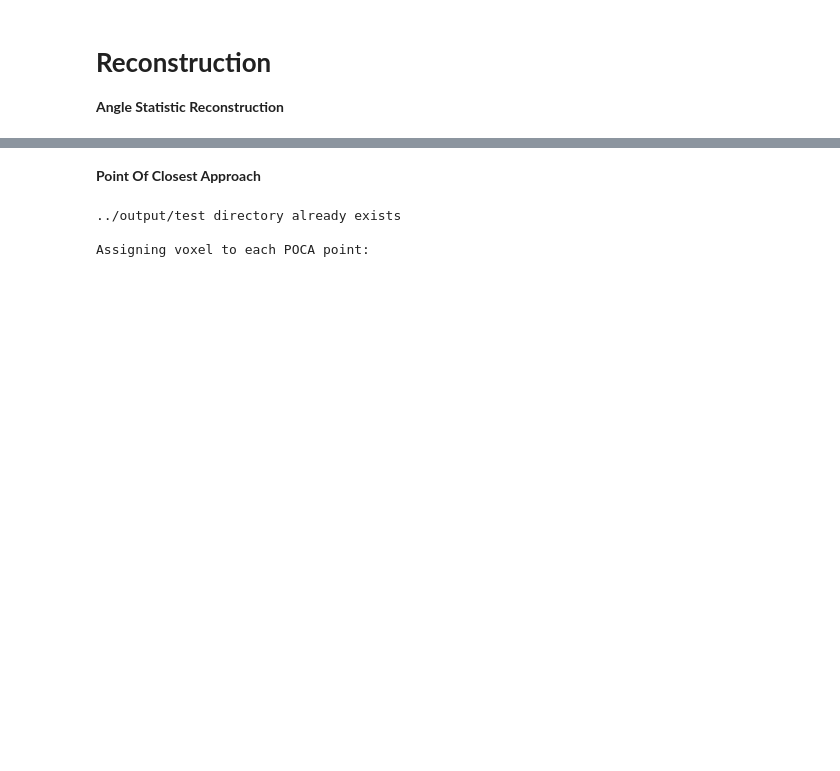
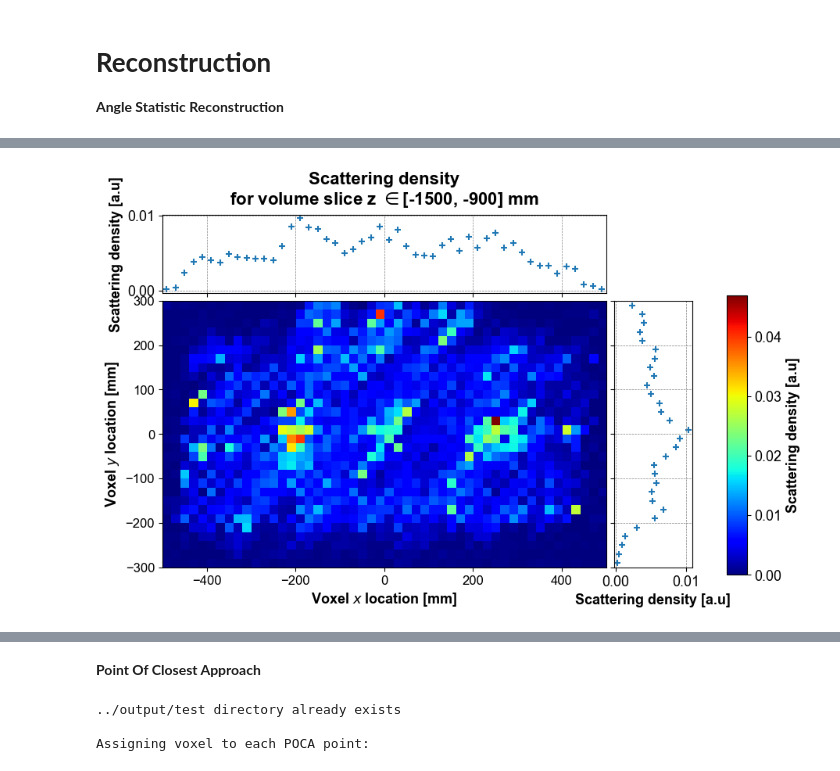
Before and after one commit to MaximeLagrange/MuographBeta, a Jupyter notebook: examples/00_MST_reconstruction_example.ipynb, the cells around one changed output, grey strips where cells are left out. Drawn from its saved outputs; the diff is of its cells as text; code cells hidden in the pictures; blank space fills up the shorter version.

```diff
--- a/examples/00_MST_reconstruction_example.ipynb
+++ b/examples/00_MST_reconstruction_example.ipynb
@@ -84,13 +96,8 @@ Voxel triggering
 from functools import partial
 
 asr.asr_params = {
-        "score_method": partial(np.quantile, q=0.4),
+        "score_method": partial(np.quantile, q=0.8),
         "p_range": (0.0, 10000000),  # MeV
-        "dtheta_range": (0.5 * math.pi / 180, math.pi / 3),
+        "dtheta_range": (0.1 * math.pi / 180, 10 * math.pi / 180),
         "use_p": False,
     }
-
-from plotting.plotting import plot_density_pred
-plot_density_pred(asr.density_pred, dim=2)
-plot_density_pred(asr.density_pred, dim=1)
-plot_density_pred(asr.density_pred, dim=0)
@@ -102,0 +104,9 @@ Compute final score
+# %%
+asr.plot_pred_slice(
+    voi=voi,
+    xyz_voxel_preds=asr.xyz_voxel_pred,
+    dim=2,
+    voi_slice=(0, asr.voi.n_vox_xyz[2] - 1),
+)
+# %% [output]
+[figure, added]
```
Also changed, not shown: parts of 28 cells of this notebook.
